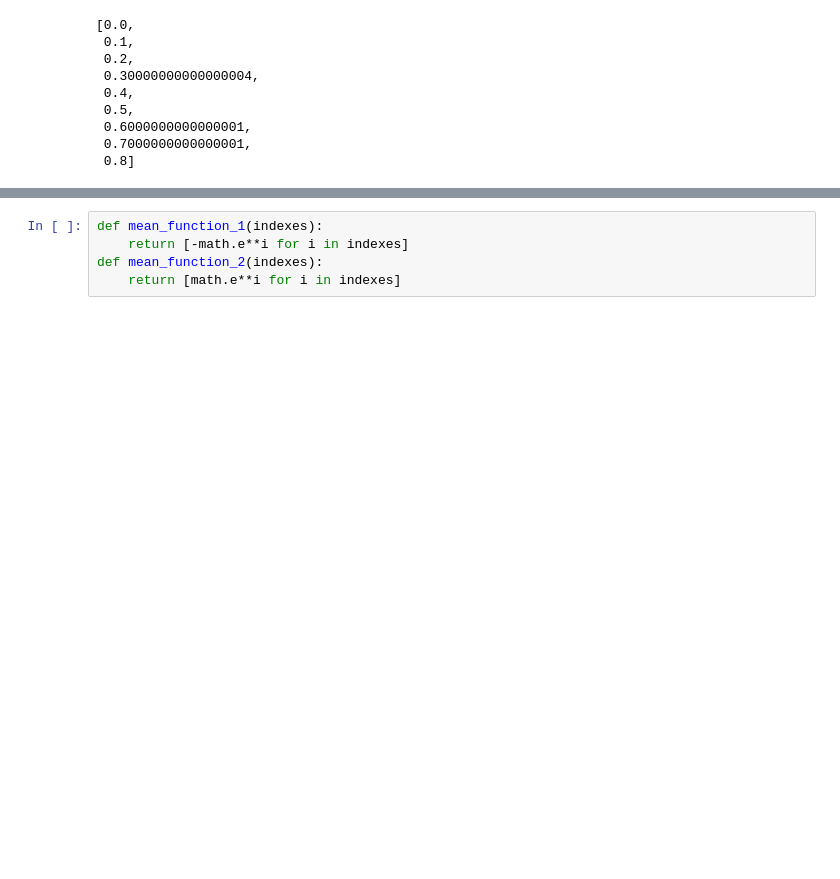
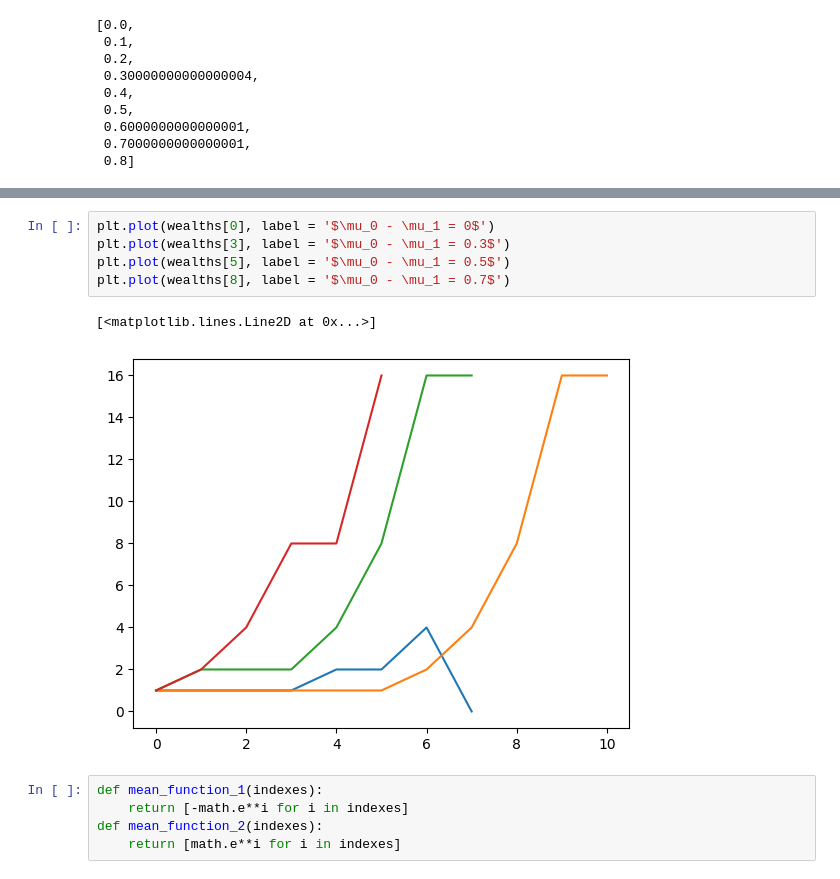
Before and after one commit to secg5/auditing_fairness_by_betting, a Jupyter notebook: bounded_bandits.ipynb, the cells around one changed output, grey strips where cells are left out. Saved outputs shown, nothing was run; the diff lists cells and outputs as text; blank space fills up the shorter version.

```diff
--- a/bounded_bandits.ipynb
+++ b/bounded_bandits.ipynb
@@ -154,3 +147,11 @@ plt.savefig(f'seq_test_mu0_mu1.png', dpi=300, bbox_inches='tight')
+# %%
+plt.plot(wealths[0], label = '$\mu_0 - \mu_1 = 0$')
+plt.plot(wealths[3], label = '$\mu_0 - \mu_1 = 0.3$')
+plt.plot(wealths[5], label = '$\mu_0 - \mu_1 = 0.5$')
+plt.plot(wealths[8], label = '$\mu_0 - \mu_1 = 0.7$')
+# %% [output]
+[<matplotlib.lines.Line2D at 0x...>]
+[figure, added]
 # %%
 def mean_function_1(indexes):
     return [-math.e**i for i in indexes]
```
Also changed, not shown: parts of 4 cells of this notebook.
